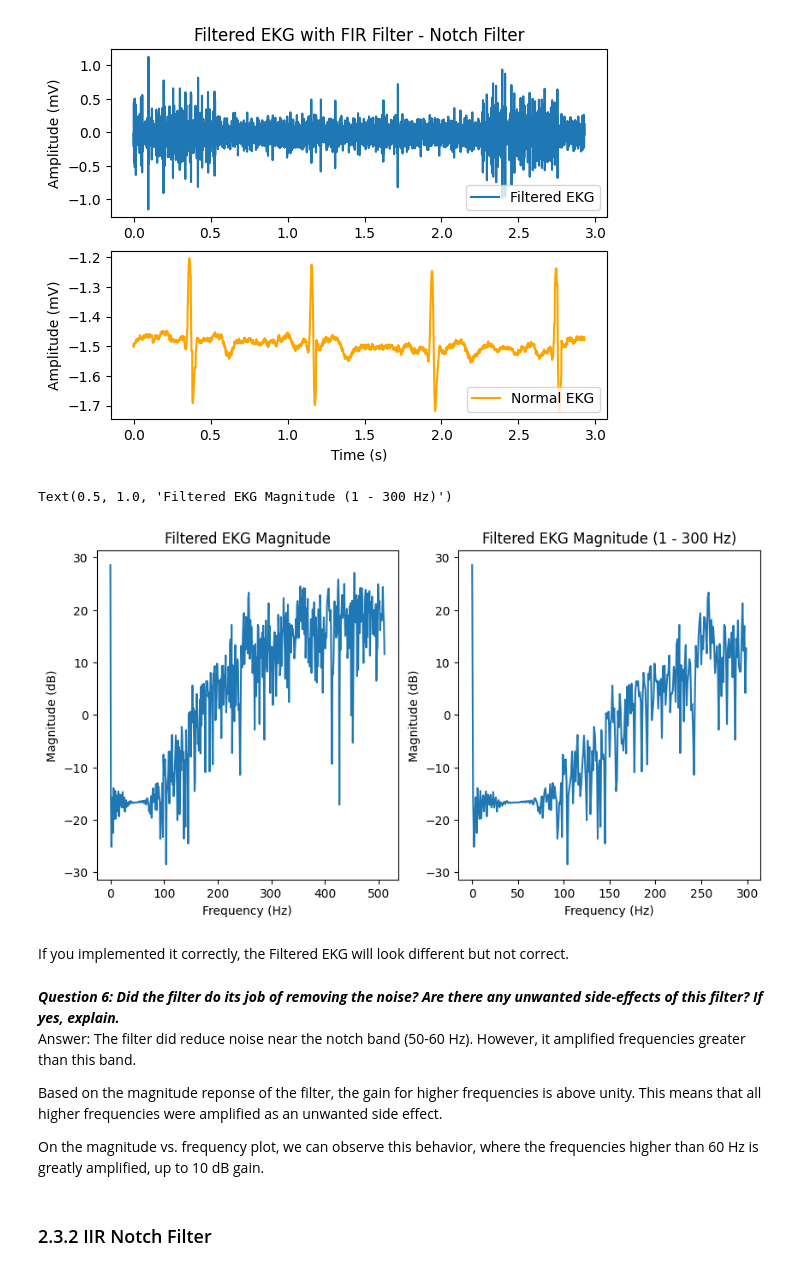
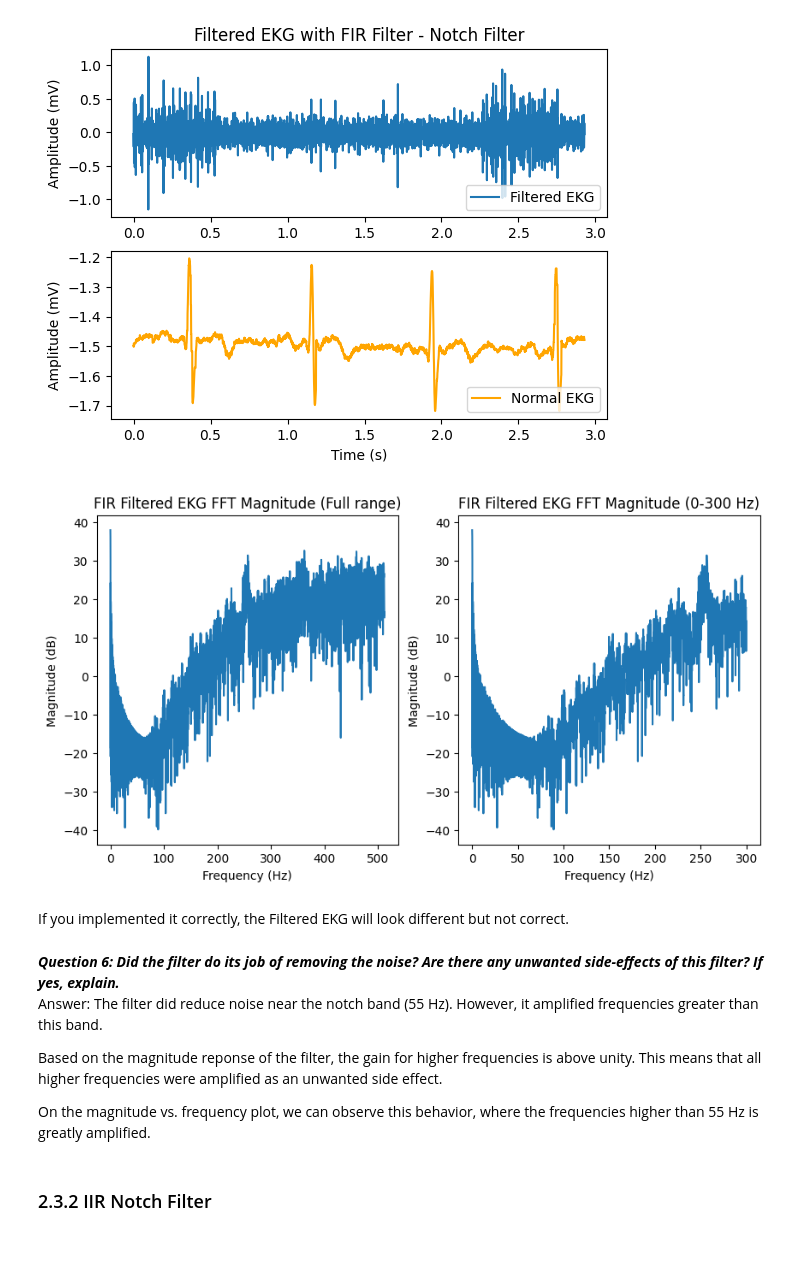
Before and after one commit to anderson-truong/ECE113-Filter-Design, a Jupyter notebook: hw7.ipynb, the cells around one changed output. Drawn from its saved outputs; the diff is of its cells as text; code cells hidden in the pictures.

```diff
--- a/hw7.ipynb
+++ b/hw7.ipynb
@@ -248,11 +298,15 @@ Let's start by just adding zeros to the locations in the spectrum, $\omega_o$, w
 ### $k\frac{(z-e^{j\omega_o})(z-e^{-j\omega_o})}{z^2}$
 # %%
 ########## Add your definition of the filter coefficients here ##########
-ratio = (50./512.)
-zeros = np.array([np.exp(1j * ratio * np.pi), np.exp(1j * -ratio * np.pi)], dtype=np.complex128)
-poles = np.array([0, 0], dtype=np.complex128)
+zeros, poles = filter_designer(fs,
+                               [50],
+                               [1],
+                               [0],
+                               [0]
+                               )
 k = 1
 #########################################################################
+
 utils.freq_analysis(poles, zeros, k, fs, n=64)
 # %% [output]
 [figure]
@@ -292,43 +346,29 @@ plt.legend(loc='lower right')
 # %%
 # Analyze the Filtered EKG in the frequency domain
 ########## Add code here to analyze the Filtered EKG signal in the Frequency domain ##########
 # Try creating two plots - one with the full frequency range and one zoomed in on 0-300 Hz #
 
 ######################################
-filtered_ekg_F = np.fft.fft(filtered_ekg, n=1024)
-filtered_ekg_F = np.fft.fftshift(filtered_ekg_F)
-filtered_ekg_F_mag = 20*np.log10(np.abs(filtered_ekg_F))
-
-freq = np.fft.fftfreq(len(filtered_ekg_F), dt)
-freq = np.fft.fftshift(freq)
-
-# 1x2 Plot of Magnitude
-fig, (ax1, ax2) = plt.subplots(1, 2, figsize=(10, 5))
-ax1.plot(freq[len(freq)//2:], filtered_ekg_F_mag[len(freq)//2:])
-ax1.set_xlabel("Frequency (Hz)")
-ax1.set_ylabel("Magnitude (dB)")
-ax1.set_title("Filtered EKG Magnitude")
-
-# Zoomed in 1-300Hz
-zoomed_freq = freq[len(freq)//2:]
-zoomed_freq = np.where(zoomed_freq < 300)[0]
-zoomed_filtered_ekg_F_mag = filtered_ekg_F_mag[len(freq)//2:][:len(zoomed_freq)]
-ax2.plot(zoomed_freq, zoomed_filtered_ekg_F_mag)
-ax2.set_xlabel("Frequency (Hz)")
-ax2.set_ylabel("Magnitude (dB)")
-ax2.set_title("Filtered EKG Magnitude (1 - 300 Hz)")
+fft_analysis_comparison_plot(
+    filtered_ekg,
+    filtered_ekg,
+    M,
+    fs,
+    'FIR Filtered EKG FFT Magnitude (Full range)',
+    'FIR Filtered EKG FFT Magnitude (0-300 Hz)',
+    [None, 300]
+)
 # %% [output]
-Text(0.5, 1.0, 'Filtered EKG Magnitude (1 - 300 Hz)')
-[figure, old version]
+[figure, new version]
 # %% [markdown]
 If you implemented it correctly, the Filtered EKG will look different but not correct.
 # %% [markdown]
 <b>*Question 6: Did the filter do its job of removing the noise? Are there any unwanted side-effects of this filter? If yes, explain.</b>* <br>
-Answer: The filter did reduce noise near the notch band (50-60 Hz). However, it amplified frequencies greater than this band.
+Answer: The filter did reduce noise near the notch band (55 Hz). However, it amplified frequencies greater than this band.
 
 Based on the magnitude reponse of the filter, the gain for higher frequencies is above unity. This means that all higher frequencies were amplified as an unwanted side effect.
 
-On the magnitude vs. frequency plot, we can observe this behavior, where the frequencies higher than 60 Hz is greatly amplified, up to 10 dB gain.
+On the magnitude vs. frequency plot, we can observe this behavior, where the frequencies higher than 55 Hz is greatly amplified.
 # %% [markdown]
 ### 2.3.2 IIR Notch Filter
 # %% [markdown]
```
Also changed, not shown: parts of 24 cells of this notebook.
